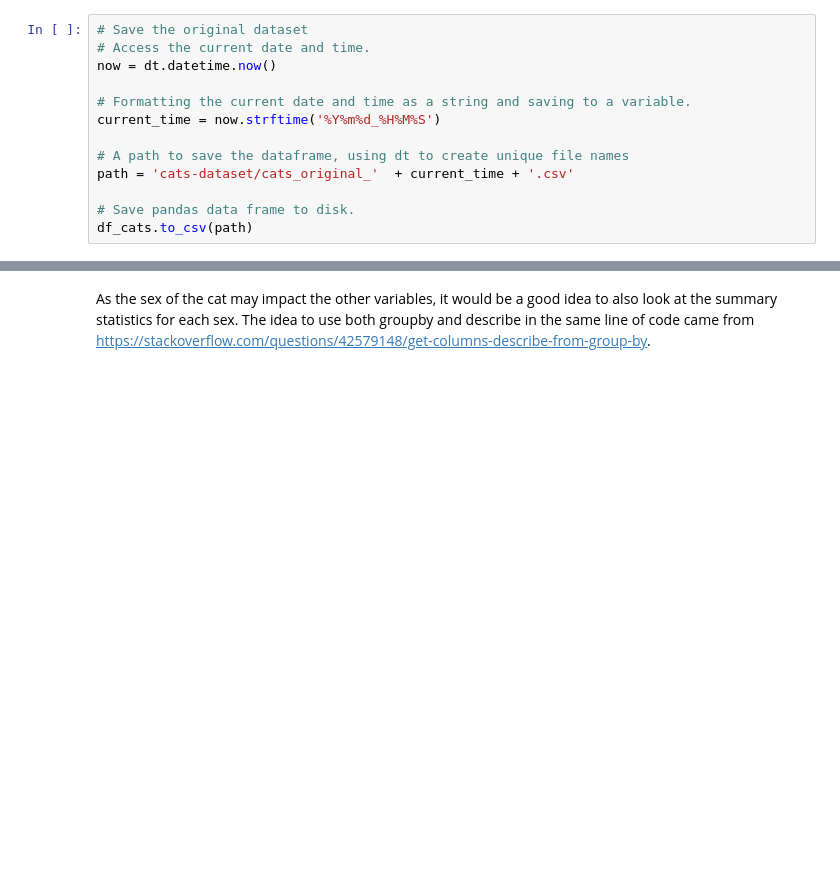
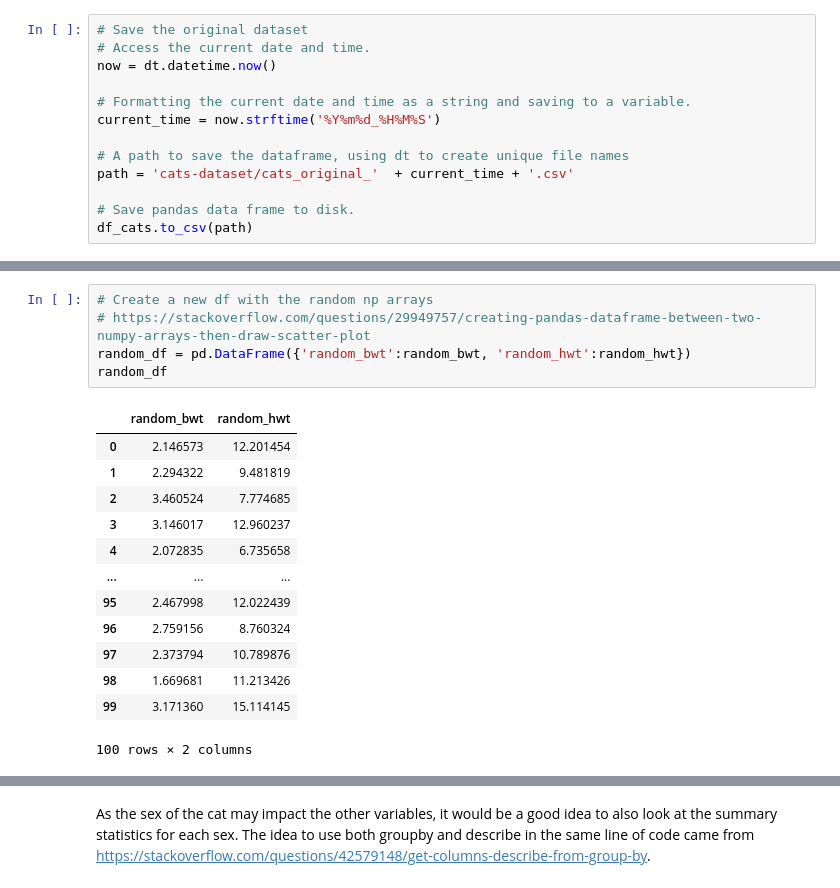
Before and after one commit to andrewjscott/Programming-for-Data-Analysis-Project, a Jupyter notebook: Simulation.ipynb, the cells around one changed output, grey strips where cells are left out. Saved outputs shown, nothing was run; the diff lists cells and outputs as text; blank space fills up the shorter version.

```diff
--- a/Simulation.ipynb
+++ b/Simulation.ipynb
@@ -100,0 +166,19 @@ df_cats.to_csv(path)
+# %%
+# Create a new df with the random np arrays
+# https://stackoverflow.com/questions/29949757/creating-pandas-dataframe-between-two-numpy-arrays-then-draw-scatter-plot
+random_df = pd.DataFrame({'random_bwt':random_bwt, 'random_hwt':random_hwt})
+random_df
+# %% [output]
+|  | random_bwt | random_hwt |
+| 0 | 2.146573 | 12.201454 |
+| 1 | 2.294322 | 9.481819 |
+| 2 | 3.460524 | 7.774685 |
+| 3 | 3.146017 | 12.960237 |
+| 4 | 2.072835 | 6.735658 |
+| ... | ... | ... |
+| 95 | 2.467998 | 12.022439 |
+| 96 | 2.759156 | 8.760324 |
+| 97 | 2.373794 | 10.789876 |
+| 98 | 1.669681 | 11.213426 |
+| 99 | 3.171360 | 15.114145 |
+100 rows × 2 columns
```
Also changed, not shown: parts of 26 cells of this notebook.
